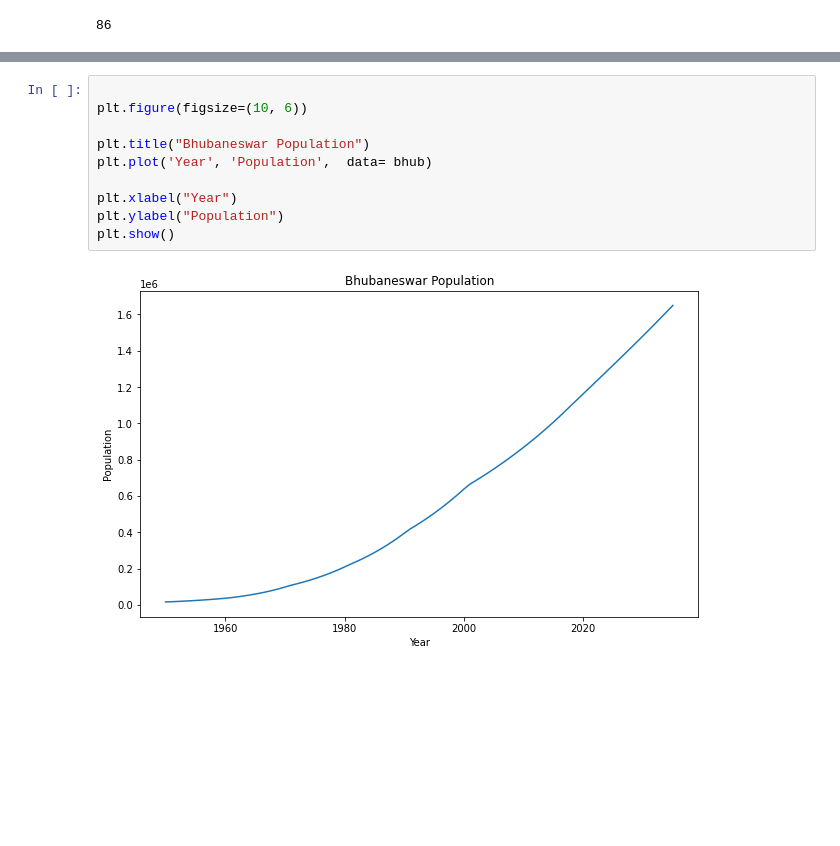
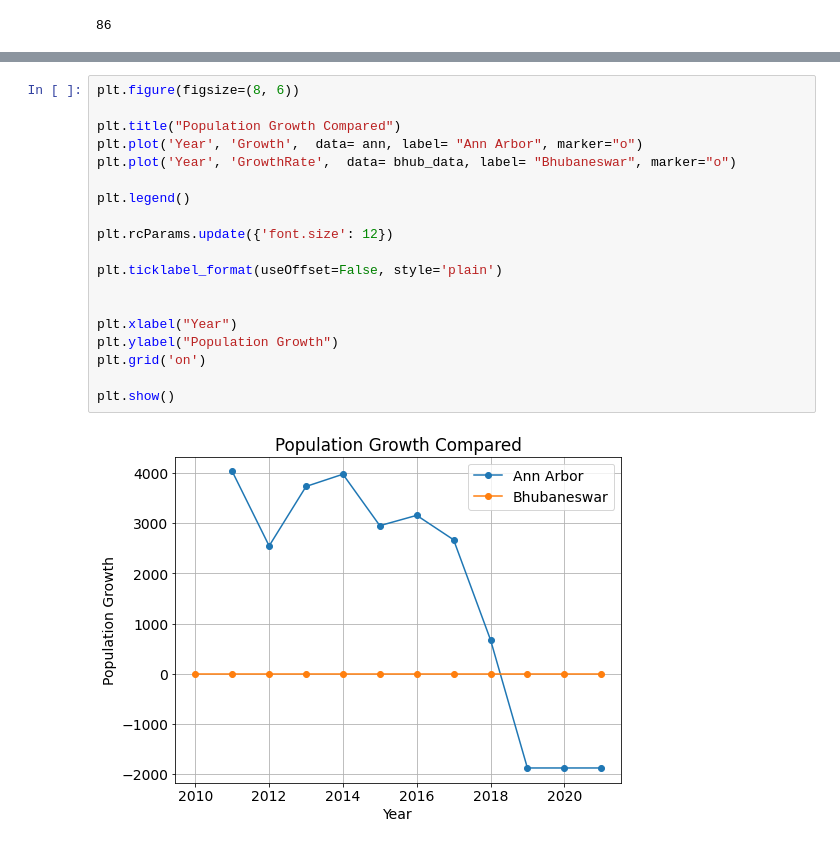
Before and after one commit to prateekmaj21/Data-Analysis, a Jupyter notebook: Coursera-Applied Plotting, Charting & Data Representation in Python (Final Assignment)/Assignment4.ipynb, the cells around one changed output, grey strips where cells are left out. Drawn from its saved outputs; the diff is of its cells as text; blank space fills up the shorter version.

```diff
--- a/Coursera-Applied Plotting, Charting & Data Representation in Python (Final Assignment)/Assignment4.ipynb
+++ b/Coursera-Applied Plotting, Charting & Data Representation in Python (Final Assignment)/Assignment4.ipynb
@@ -92,13 +129,22 @@ plt.show()
-# %%
-
-plt.figure(figsize=(10, 6))
-
-plt.title("Bhubaneswar Population")
-plt.plot('Year', 'Population',  data= bhub)
-
-plt.xlabel("Year")
-plt.ylabel("Population")
-plt.show()
-# %% [output]
-[figure, removed]
+# %%
+plt.figure(figsize=(8, 6))
+
+plt.title("Population Growth Compared")
+plt.plot('Year', 'Growth',  data= ann, label= "Ann Arbor", marker="o")
+plt.plot('Year', 'GrowthRate',  data= bhub_data, label= "Bhubaneswar", marker="o")
+
+plt.legend()
+
+plt.rcParams.update({'font.size': 12})
+
+plt.ticklabel_format(useOffset=False, style='plain')
+
+
+plt.xlabel("Year")
+plt.ylabel("Population Growth")
+plt.grid('on')
+
+plt.show()
+# %% [output]
+[figure, added]
 # %%
```
Also changed, not shown: parts of 11 cells of this notebook, 1 other file.
